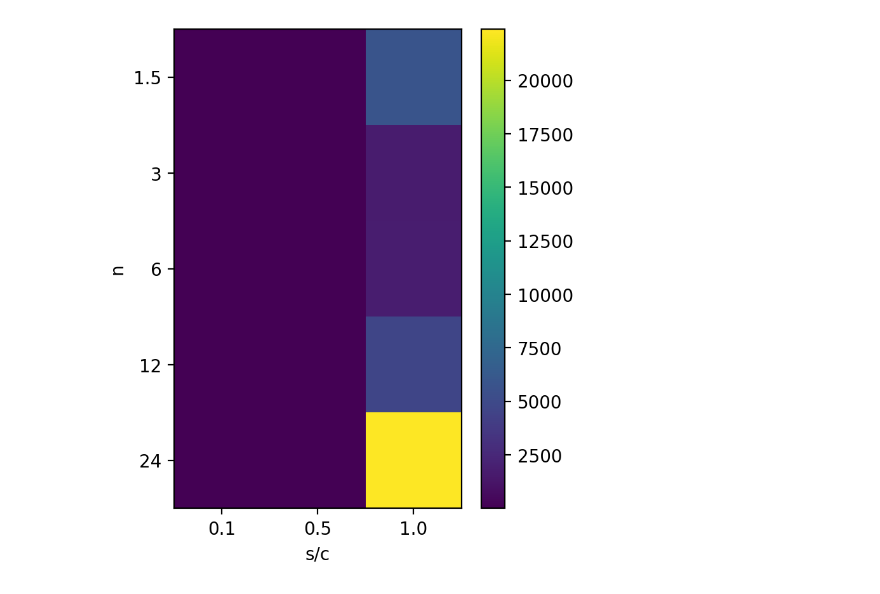
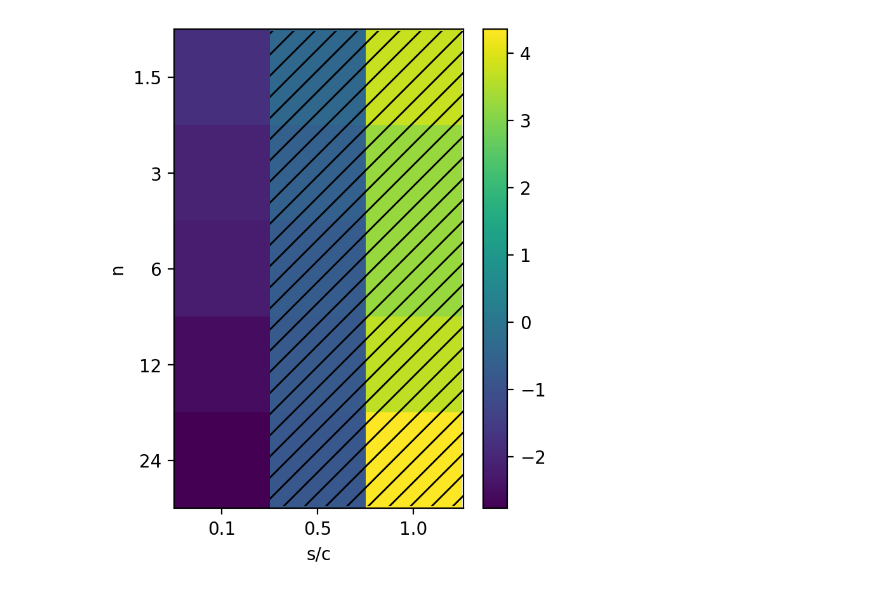
Before and after one commit to calvinmccarter/grabby_aliens, a Jupyter notebook: experiments/plotS1.ipynb, the cells around one changed output. Saved outputs shown, nothing was run; the diff lists cells and outputs as text; code cells hidden in the pictures.

Commit message:
supp figures

```diff
--- a/experiments/plotS1.ipynb
+++ b/experiments/plotS1.ipynb
@@ -36,14 +36,16 @@ for scix, sc in enumerate(sclist):
 likratio = np.mean(pctNumSeenZero_np, axis=2)/ (1-np.mean(pctNumSeenZero_np,axis=2))
 # %%
 fig = plt.figure(figsize=(4,5),dpi=200)
-plt.imshow(likratio)
+plt.imshow(np.log10(likratio));
+#cont = plt.contour(nlist, sclist, np.log10(likratio), colors='k');
 plt.gca().set_yticks(list(range(len(nlist))))
 plt.gca().set_yticklabels(true_nlist)
 plt.gca().set_ylabel('n');
 plt.gca().set_xticks([0,1,2])
 plt.gca().set_xticklabels(sclist)
 plt.gca().set_xlabel('s/c');
-plt.colorbar()
+plt.colorbar();
+plt.contourf(likratio > 0.05, 1, hatches=['', '//'], origin='upper', colors='red',extent=(-0.85, 3.2, -1.1, 5.1), alpha=0)
 fig.savefig('figures-friday/plotS1.png');
 # %% [output]
-[figure, old version]
+[figure, new version]
```
Also changed, not shown: parts of 1 cell of this notebook, 12 other files.
